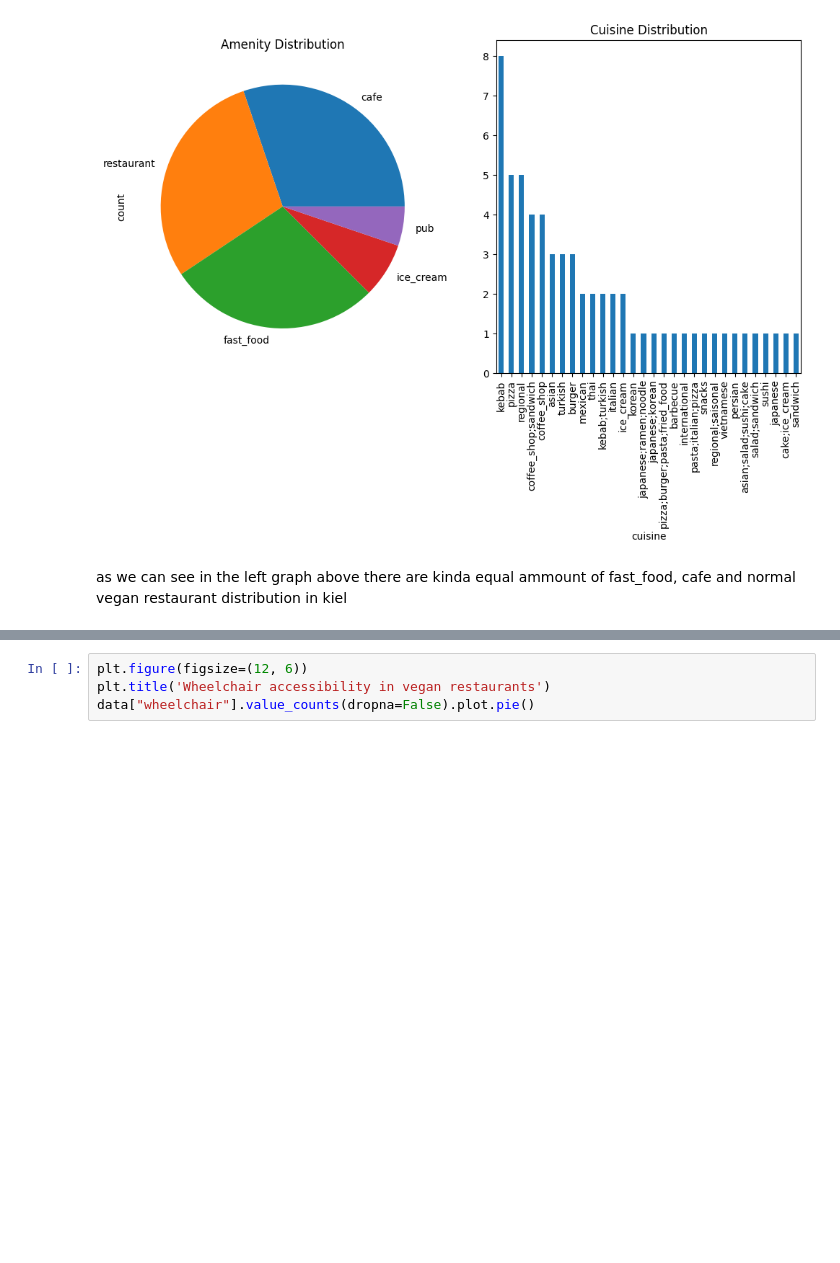
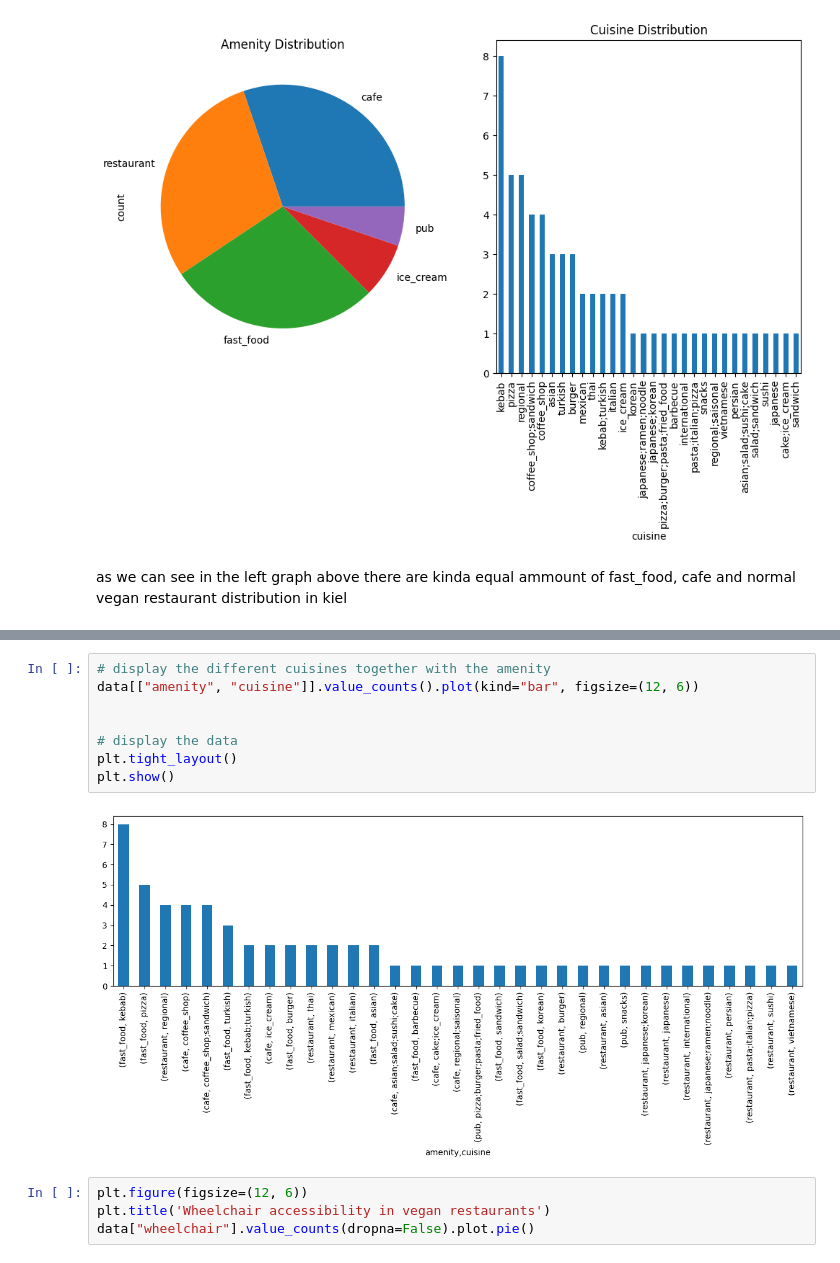
Before and after one commit to MartinDieCooleSocke420/sem1_math_and_stats, a Jupyter notebook: exam/experiments.ipynb, the cells around one changed output, grey strips where cells are left out. Cells and saved outputs as stored; diff of their text form; blank space fills up the shorter version.

```diff
--- a/exam/experiments.ipynb
+++ b/exam/experiments.ipynb
@@ -106,3 +127,13 @@ as we can see in the left graph above there are kinda equal ammount of fast_food
+# %%
+# display the different cuisines together with the amenity
+data[["amenity", "cuisine"]].value_counts().plot(kind="bar", figsize=(12, 6))
+
+
+# display the data
+plt.tight_layout()
+plt.show()
+# %% [output]
+[figure, added]
 # %%
 plt.figure(figsize=(12, 6))
 plt.title('Wheelchair accessibility in vegan restaurants')
```
Also changed, not shown: parts of 8 cells of this notebook.
